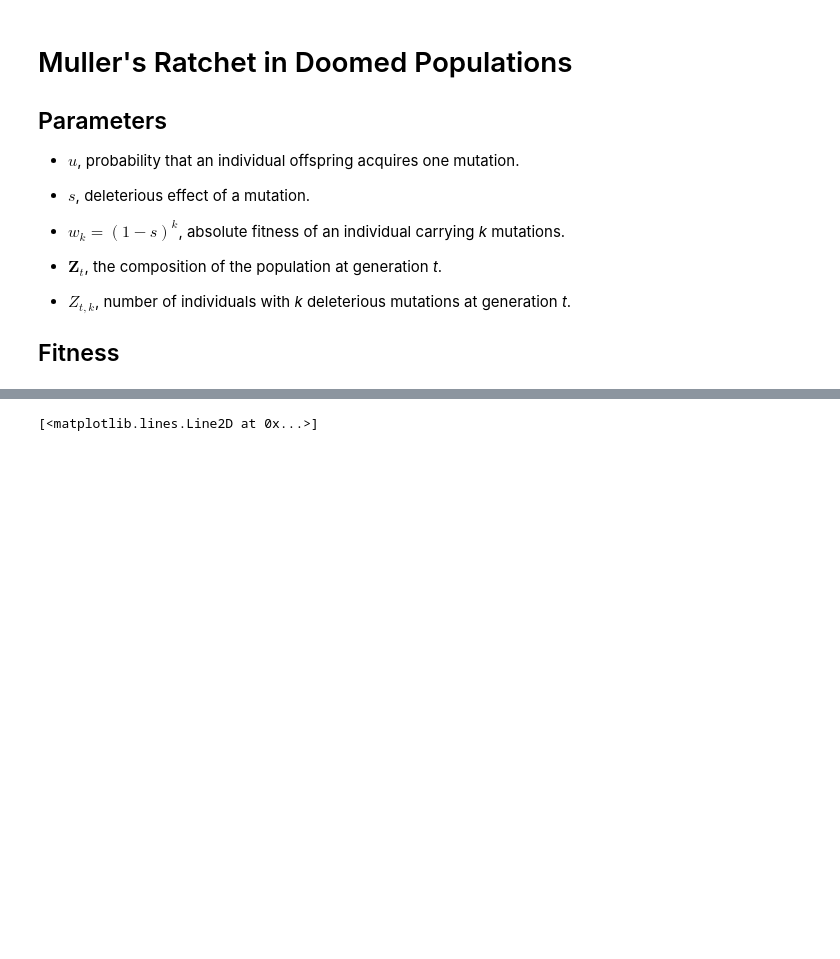
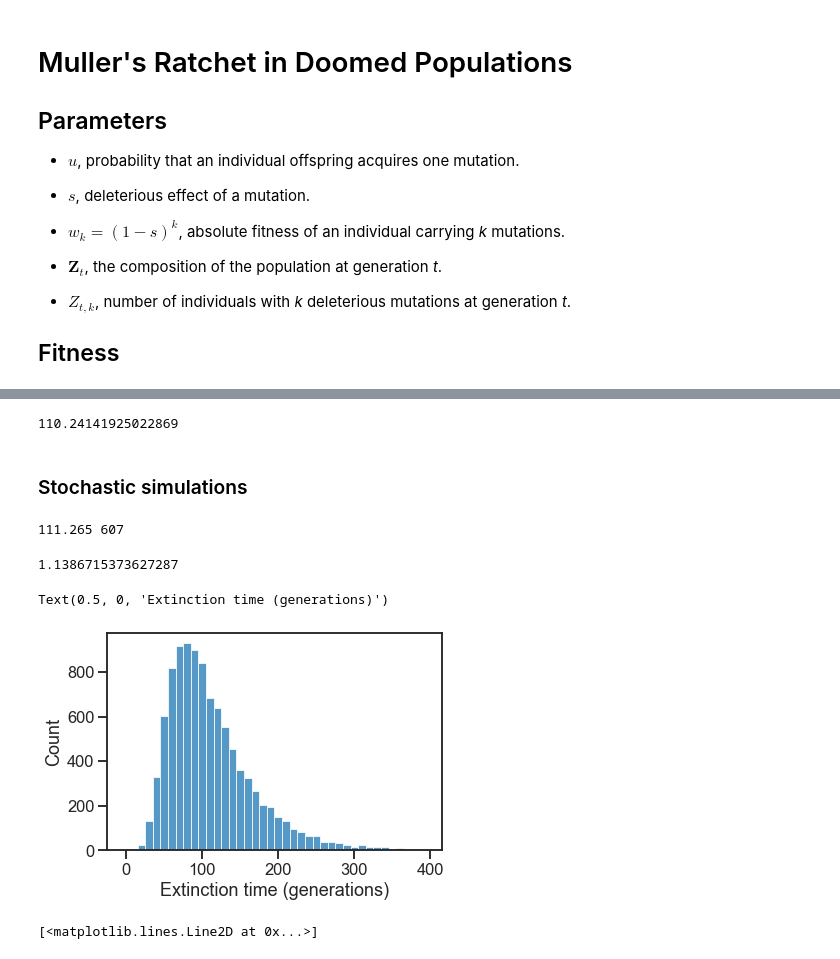
Before and after one commit to rbazev/doomed, a Jupyter notebook: python/demo.ipynb, the cells around one changed output, grey strips where cells are left out. Drawn from its saved outputs; the diff is of its cells as text; code cells hidden in the pictures; blank space fills up the shorter version.

```diff
--- a/python/demo.ipynb
+++ b/python/demo.ipynb
@@ -101,3 +76,29 @@ plt.plot(expected)
+# %%
+ET(List([100]), 15, s, u, 1e-8)
+# %% [output]
+110.24141925022869
+# %% [markdown]
+### Stochastic simulations
+# %%
+N, t = multiple_extinctions(Z, 10000, s, u)
+m = t.mean()
+ci = 1.96 * t.std() / 100
+print('  Mean:', m)
+print('95% CI: {0}, {1}'.format(t-ci, t+ci))
+print('   Min:', t.min())
+print('   Max:', t.max())
+# %% [output]
+111.265 607
+# %%
+2 * t.std()/100
+# %% [output]
+1.1386715373627287
+# %%
+sns.histplot(t, bins=np.arange(-5, 405, 10))
+plt.xlabel('Extinction time (generations)')
+# %% [output]
+Text(0.5, 0, 'Extinction time (generations)')
+[figure, added]
 # %%
 u = 0.02
 s = 0.06
```
Also changed, not shown: parts of 32 cells of this notebook, 1 other file.
